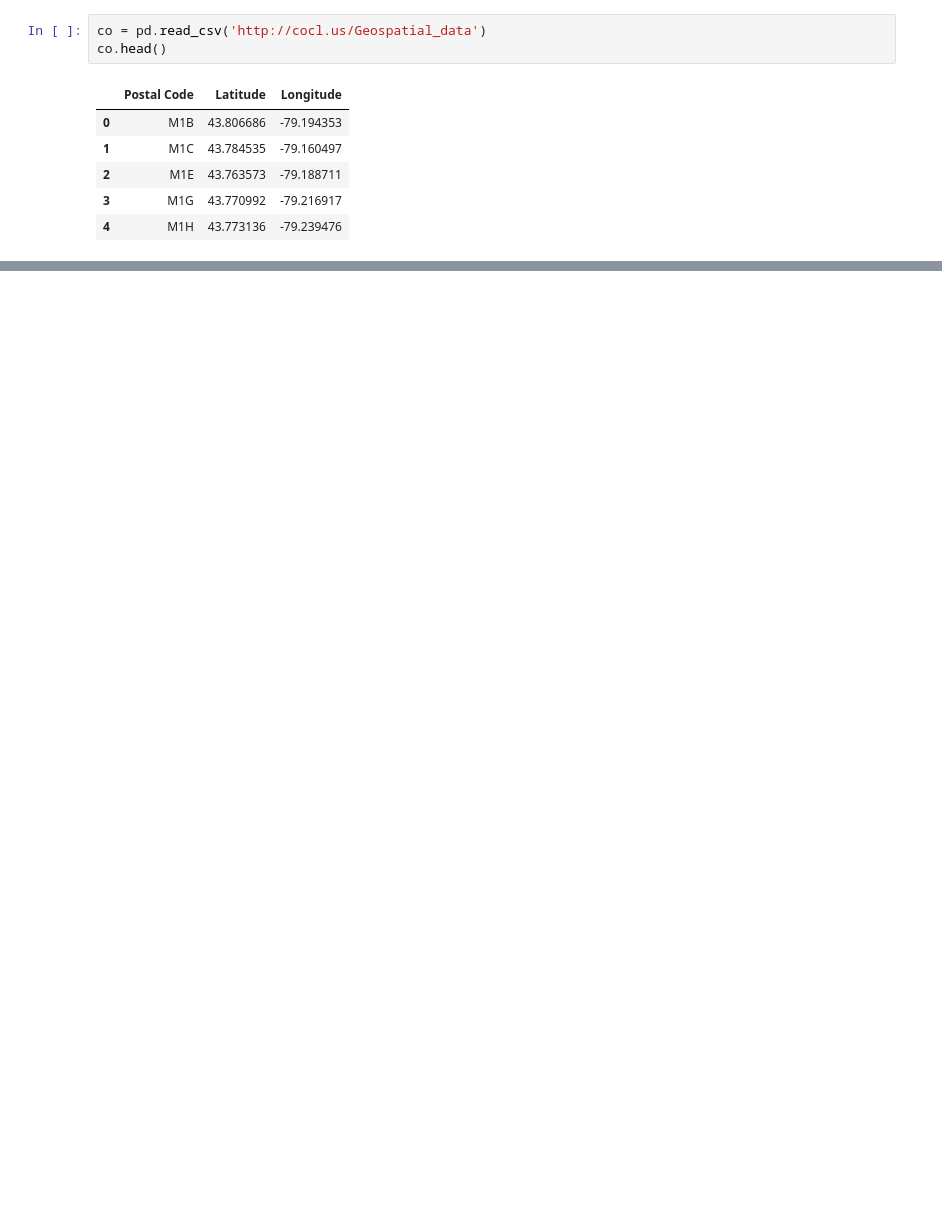
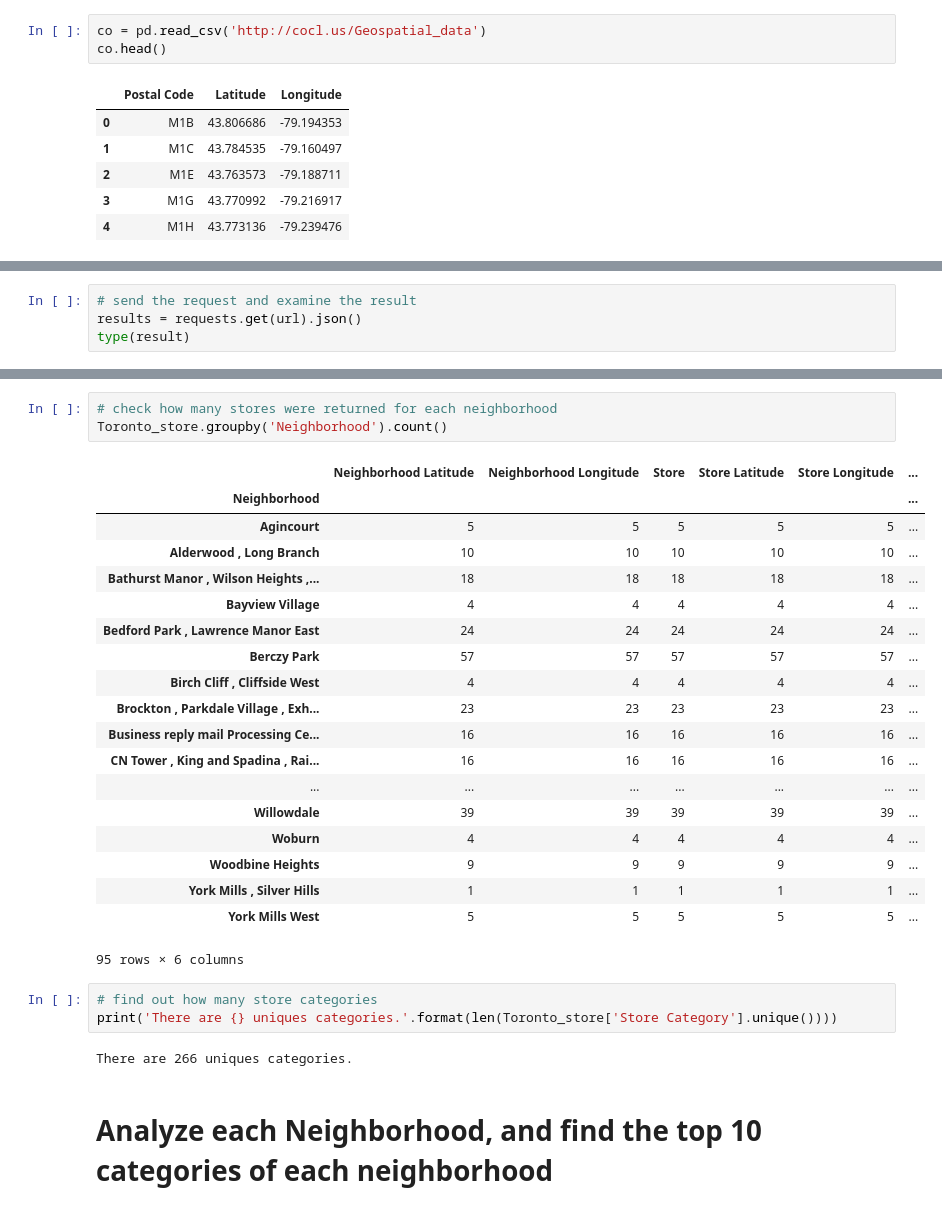
Before and after one commit to ChuminFeng/Capstone-project-for-IBM-professional-certificate, a Jupyter notebook: Neighbourhood Clustering.ipynb, the cells around one changed output, grey strips where cells are left out. Drawn from its saved outputs; the diff is of its cells as text; blank space fills up the shorter version.

```diff
--- a/Neighbourhood Clustering.ipynb
+++ b/Neighbourhood Clustering.ipynb
@@ -107,0 +200,4 @@ final_data = result[['Postal Code','Borough','Neighbourhood','Latitude','Longitu
+# %%
+# send the request and examine the result
+results = requests.get(url).json()
+type(result)
@@ -107,0 +342,30 @@ final_data = result[['Postal Code','Borough','Neighbourhood','Latitude','Longitu
+# %%
+# check how many stores were returned for each neighborhood
+Toronto_store.groupby('Neighborhood').count()
+# %% [output]
+|  | Neighborhood Latitude | Neighborhood Longitude | Store | Store Latitude | Store Longitude | ... |
+| Neighborhood |  |  |  |  |  | ... |
+| Agincourt | 5 | 5 | 5 | 5 | 5 | ... |
+| Alderwood , Long Branch | 10 | 10 | 10 | 10 | 10 | ... |
+| Bathurst Manor , Wilson Heights ,... | 18 | 18 | 18 | 18 | 18 | ... |
+| Bayview Village | 4 | 4 | 4 | 4 | 4 | ... |
+| Bedford Park , Lawrence Manor East | 24 | 24 | 24 | 24 | 24 | ... |
+| Berczy Park | 57 | 57 | 57 | 57 | 57 | ... |
+| Birch Cliff , Cliffside West | 4 | 4 | 4 | 4 | 4 | ... |
+| Brockton , Parkdale Village , Exh... | 23 | 23 | 23 | 23 | 23 | ... |
+| Business reply mail Processing Ce... | 16 | 16 | 16 | 16 | 16 | ... |
+| CN Tower , King and Spadina , Rai... | 16 | 16 | 16 | 16 | 16 | ... |
+| ... | ... | ... | ... | ... | ... | ... |
+| Willowdale | 39 | 39 | 39 | 39 | 39 | ... |
+| Woburn | 4 | 4 | 4 | 4 | 4 | ... |
+| Woodbine Heights | 9 | 9 | 9 | 9 | 9 | ... |
+| York Mills , Silver Hills | 1 | 1 | 1 | 1 | 1 | ... |
+| York Mills West | 5 | 5 | 5 | 5 | 5 | ... |
+95 rows × 6 columns
+# %%
+# find out how many store categories
+print('There are {} uniques categories.'.format(len(Toronto_store['Store Category'].unique())))
+# %% [output]
+There are 266 uniques categories.
+# %% [markdown]
+# Analyze each Neighborhood, and find the top 10 categories of each neighborhood
```
Also changed, not shown: parts of 57 cells of this notebook.
